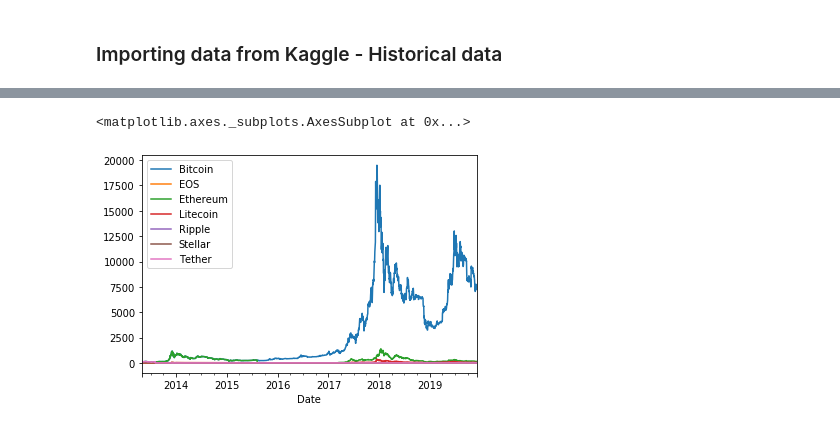
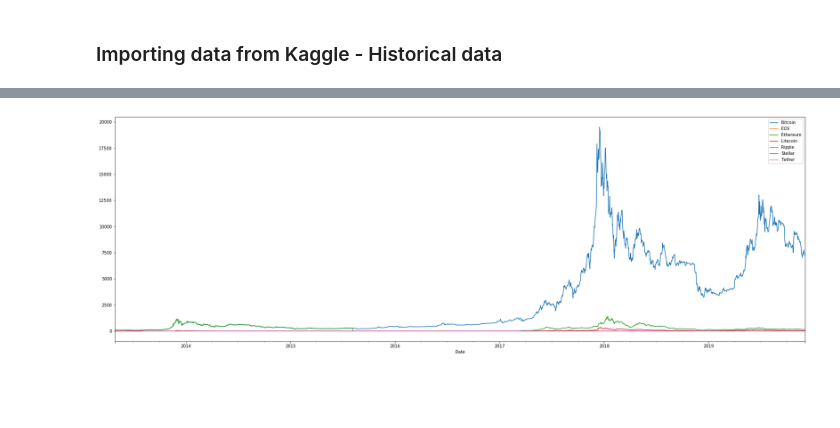
Before and after one commit to meryreddoor/Bitcoins_Scraping, a Jupyter notebook: Coins.ipynb, the cells around one changed output, grey strips where cells are left out. Drawn from its saved outputs; the diff is of its cells as text; code cells hidden in the pictures; blank space fills up the shorter version.

```diff
--- a/Coins.ipynb
+++ b/Coins.ipynb
@@ -113,10 +101,11 @@ final_table
 # %%
 def graphic():
     fig, ax = plt.subplots()
     for label, grp in final_table.groupby('Currency'):
-        a=grp.plot(x = 'Date', y = 'Close',ax = ax, label = label)
-    return a
+        a=grp.plot(x = 'Date', y = 'Close',ax = ax,label = label)
+    plt.gcf().set_size_inches(30, 10)
+    plt.show()
+    return
 graphic()
 # %% [output]
-<matplotlib.axes._subplots.AxesSubplot at 0x...>
-[figure, old version]
+[figure, new version]
```
Also changed, not shown: parts of 4 cells of this notebook.
